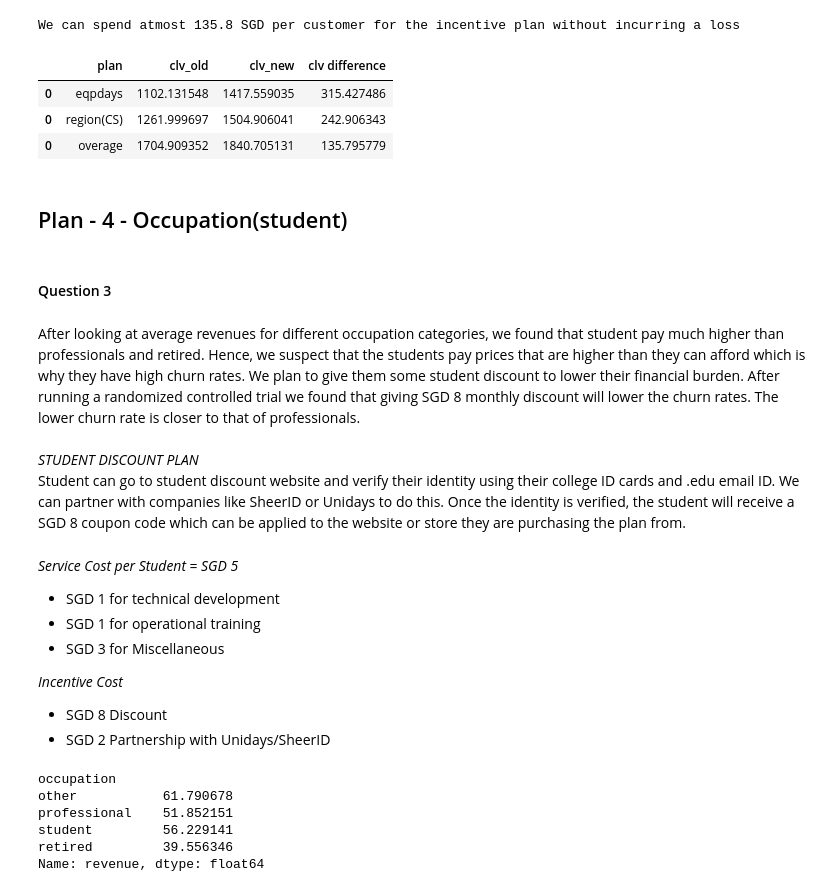
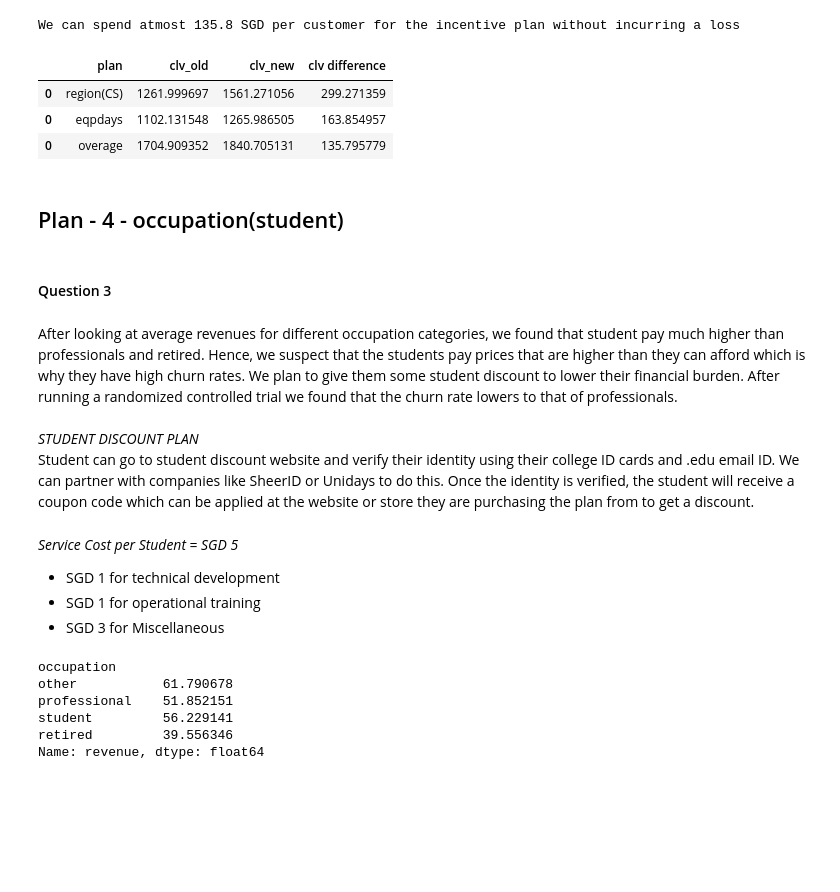
Before and after one commit to deeptarka96/Churn-Prediction-Analysis, a Jupyter notebook: s-mobile.ipynb, the cells around one changed output. Cells and saved outputs as stored; diff of their text form; code cells hidden in the pictures; blank space fills up the shorter version.

```diff
--- a/s-mobile.ipynb
+++ b/s-mobile.ipynb
@@ -899,2 +910,5 @@ Maximum discount that we can offer per month per customer on this incentive plan
+# %%
+clv_new = clv_calculator(rev,ser_cost,new_churn, inc_cost=3) - (mobile_cost - installment_value)
+diff = clv_new - clv_old
 # %%
 conc = pd.DataFrame({'plan':['eqpdays'],'clv_old':[clv_old],'clv_new':[clv_new],'clv difference':[diff]})
@@ -989,4 +1008,4 @@ Leasing land will cost SGD 95835.16 per tower
 # %%
 fixed_install_cost = 20*(250000/(target_perc * 1000000))
 # %%
-lease_per_cust = 20*(20000/(target_perc * 1000000))
+lease_per_cust = 20*(2000/(target_perc * 1000000))
@@ -1125,29 +1148,25 @@ We can spend atmost 135.8 SGD per customer for the incentive plan without incurr
 conc_3 = pd.DataFrame({'plan':['overage'],'clv_old':[old_clv],'clv_new':[new_clv],'clv difference':[diff]})
 # %%
 conc = conc.append(conc_3)
-conc
+conc.sort_values('clv difference', ascending=False)
 # %% [output]
 |  | plan | clv_old | clv_new | clv difference |
-| 0 | eqpdays | 1102.131548 | 1417.559035 | 315.427486 |
-| 0 | region(CS) | 1261.999697 | 1504.906041 | 242.906343 |
+| 0 | region(CS) | 1261.999697 | 1561.271056 | 299.271359 |
+| 0 | eqpdays | 1102.131548 | 1265.986505 | 163.854957 |
 | 0 | overage | 1704.909352 | 1840.705131 | 135.795779 |
 # %% [markdown]
-## Plan - 4 - Occupation(student)
+## Plan - 4 - occupation(student)
 # %% [markdown]
 #### Question 3
 # %% [markdown]
-After looking at average revenues for different occupation categories, we found that student pay much higher than professionals and retired. Hence, we suspect that the students pay prices that are higher than they can afford which is why they have high churn rates. We plan to give them some student discount to lower their financial burden. After running a randomized controlled trial we found that giving SGD 8 monthly discount will lower the churn rates. The lower churn rate is closer to that of professionals.  <br><br>
+After looking at average revenues for different occupation categories, we found that student pay much higher than professionals and retired. Hence, we suspect that the students pay prices that are higher than they can afford which is why they have high churn rates. We plan to give them some student discount to lower their financial burden. After running a randomized controlled trial we found that the churn rate lowers to that of professionals.  <br><br>
 *STUDENT DISCOUNT PLAN* <br>
-Student can go to student discount website and verify their identity using their college ID cards and .edu email ID. We can partner with companies like SheerID or Unidays to do this. Once the identity is verified, the student will receive a SGD 8 coupon code which can be applied to the website or store they are purchasing the plan from. <br>
+Student can go to student discount website and verify their identity using their college ID cards and .edu email ID. We can partner with companies like SheerID or Unidays to do this. Once the identity is verified, the student will receive a coupon code which can be applied at the website or store they are purchasing the plan from to get a discount. <br>
 # %% [markdown]
 *Service Cost per Student = SGD 5*
 - SGD 1 for technical development
 - SGD 1 for operational training
 - SGD 3 for Miscellaneous
-
-*Incentive Cost*
-- SGD 8 Discount
-- SGD 2 Partnership with Unidays/SheerID
 # %%
 s_mobile[s_mobile.representative == 1].groupby('occupation')['revenue'].mean()
 # %% [output]
```
Also changed, not shown: parts of 21 cells of this notebook.
